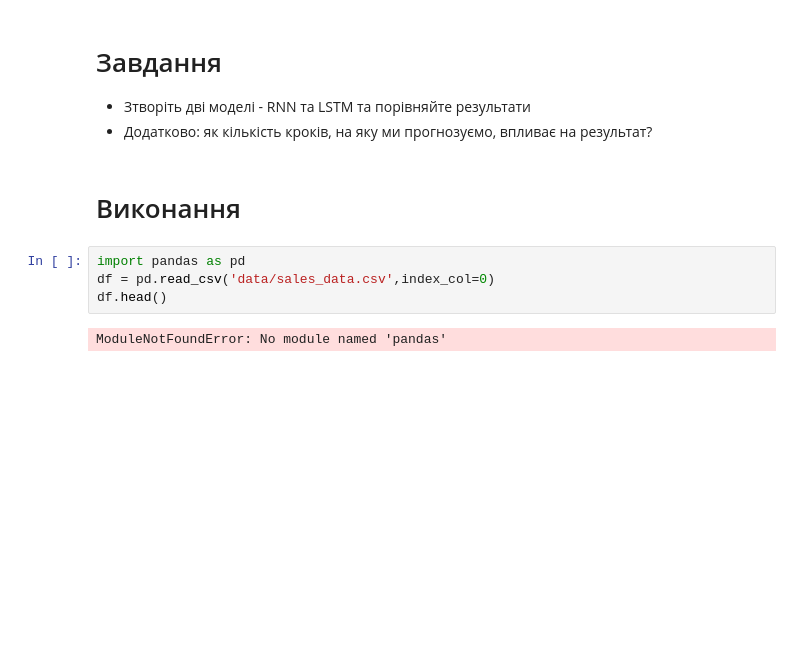
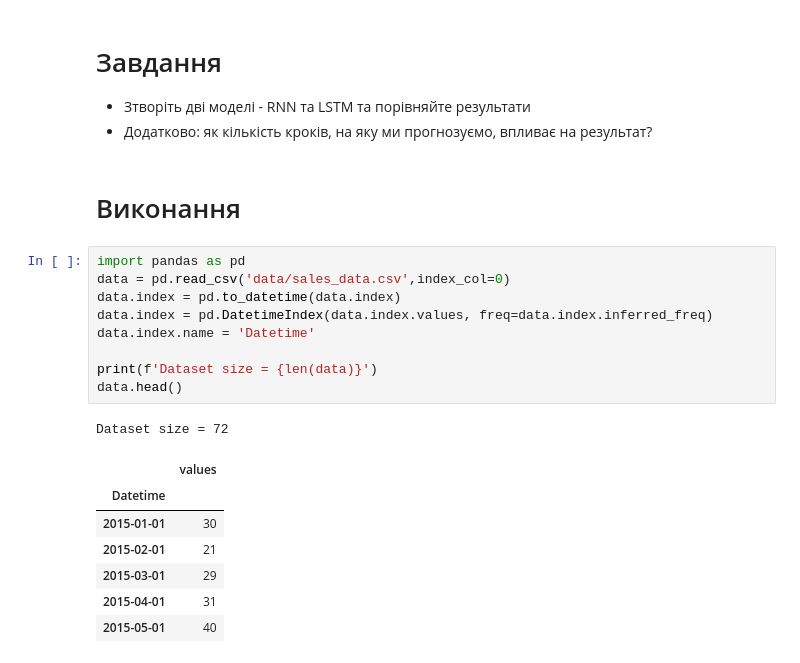
Before and after one commit to Deesthortered/ML_Courses_Homeworks, a Jupyter notebook: Lesson12_homework.ipynb, the cells around one changed output. Cells and saved outputs as stored; diff of their text form; blank space fills up the shorter version.

```diff
--- a/Lesson12_homework.ipynb
+++ b/Lesson12_homework.ipynb
@@ -4,9 +4,21 @@
 * Додатково: як кількість кроків, на яку ми прогнозуємо, впливає на результат?
 # %% [markdown]
 # Виконання
-# %%
-import pandas as pd
-df = pd.read_csv('data/sales_data.csv',index_col=0)
-df.head()
-# %% [output]
-ModuleNotFoundError: No module named 'pandas'
+# %%
+import pandas as pd
+data = pd.read_csv('data/sales_data.csv',index_col=0)
+data.index = pd.to_datetime(data.index)
+data.index = pd.DatetimeIndex(data.index.values, freq=data.index.inferred_freq)
+data.index.name = 'Datetime'
+
+print(f'Dataset size = {len(data)}')
+data.head()
+# %% [output]
+Dataset size = 72
+|  | values |
+| Datetime |  |
+| 2015-01-01 | 30 |
+| 2015-02-01 | 21 |
+| 2015-03-01 | 29 |
+| 2015-04-01 | 31 |
+| 2015-05-01 | 40 |
```
Also changed, not shown: parts of 2 cells of this notebook.
